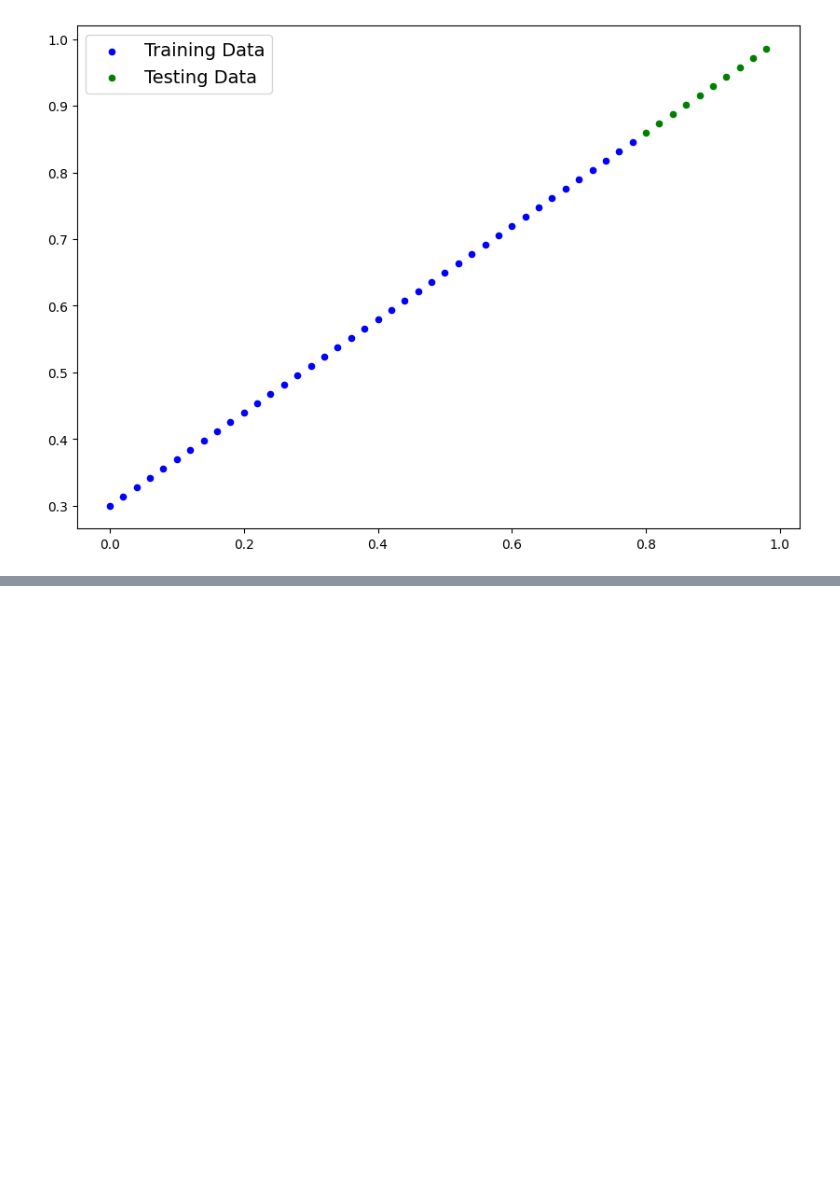
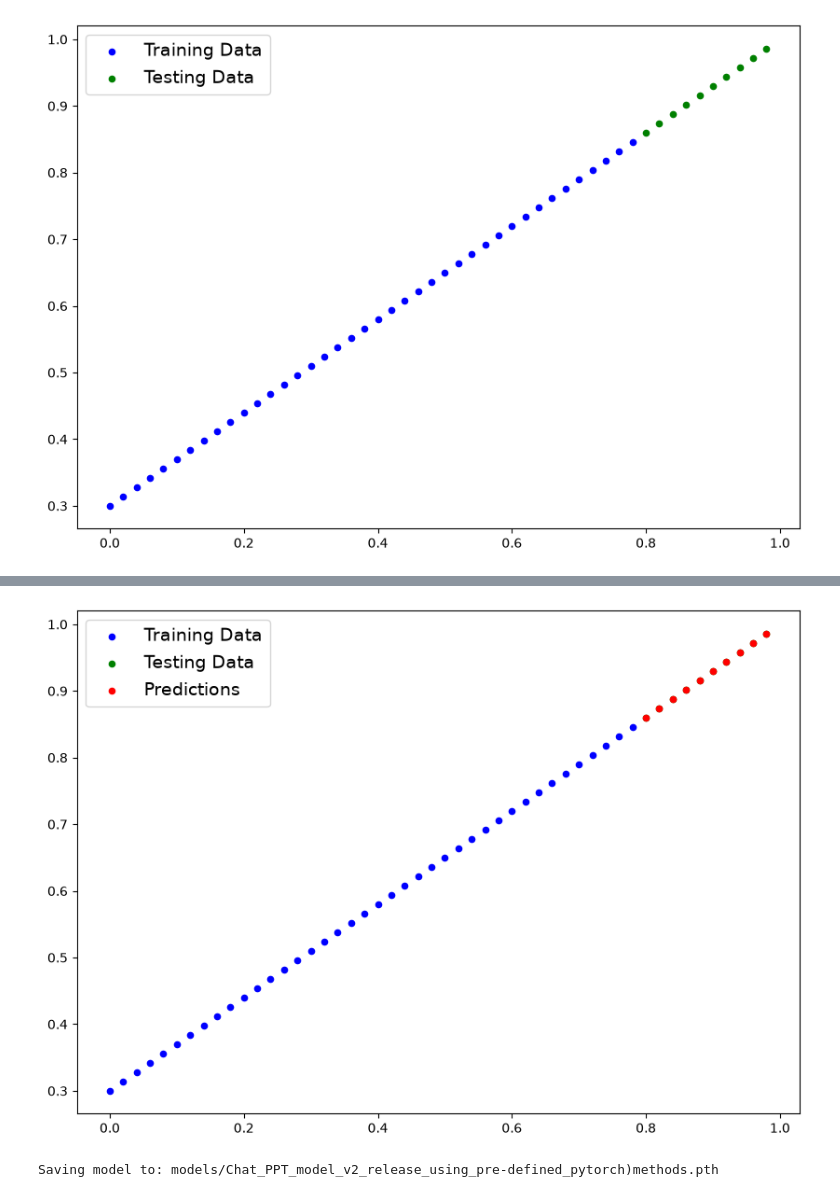
Before and after one commit to S4nfs/Algolisa, a Jupyter notebook: ML/WithPython/2_Model_Building&Training.ipynb, the cells around one changed output, grey strips where cells are left out. Drawn from its saved outputs; the diff is of its cells as text; code cells hidden in the pictures; blank space fills up the shorter version.

Commit message:
Update classification notebook with model improvements and dependency updates

```diff
--- a/ML/WithPython/2_Model_Building&Training.ipynb
+++ b/ML/WithPython/2_Model_Building&Training.ipynb
@@ -403,5 +433,11 @@ tensor([[0.8634],
         [0.9887]])
 # %%
 # Compare loaded model preds with Original model preds
+model_0.eval()
+
+with torch.inference_mode():
+    y_preds = model_0(X_test)
+
+
 y_preds == loaded_model_preds
 # %% [output]
@@ -486,5 +522,13 @@ class LinearRegressionModelv2(nn.Module):
     def __init__(self):
         super().__init__()
 
-        # use nn.Linear for creating model parameters
+        # use nn.Linear for creating model parameters to skip all the manually linear regression logic
         self.linear_layer = nn.Linear(in_features=1, out_features=1)
+
+    def forward(self, x: torch.Tensor) -> torch.Tensor:
+        return self.linear_layer(x)
+
+# Set the manual seed
+torch.manual_seed(42)
+model_1 = LinearRegressionModelv2()
+model_1, model_1.state_dict()
@@ -490,0 +548,6 @@ class LinearRegressionModelv2(nn.Module):
+# %%
+# Training
+loss_fn = nn.L1Loss() #same as MAE
+
+# Optimizer
+optimizer = torch.optim.SGD(params=model_1.parameters(), lr=0.01)
@@ -490,0 +626,8 @@ class LinearRegressionModelv2(nn.Module):
+# %%
+# turn model into evaluation mode
+model_1.eval()
+
+# Make predictions on the test data
+with torch.inference_mode():
+    y_preds = model_1(X_test)
+y_preds
@@ -490,0 +645,22 @@ class LinearRegressionModelv2(nn.Module):
+# %%
+# Visualize the predictions
+plot_prediction(predictions=y_preds.cpu())
+# %% [output]
+[figure, added]
+# %%
+# Saving & Loading the model
+from pathlib import Path
+
+# 1. Create models directory
+MODEL_PATH = Path("models")
+MODEL_PATH.mkdir(parents=True, exist_ok=True)
+
+# 2. Save Path
+MODEL_NAME = 'Chat_PPT_model_v2_release_using_pre-defined_pytorch)methods.pth'
+MODEL_SAVE_PATH = MODEL_PATH / MODEL_NAME
+
+# 3. Save the model state dict
+print(f"Saving model to: {MODEL_SAVE_PATH}")
+torch.save(obj=model_1.state_dict(), f=MODEL_SAVE_PATH)
+# %% [output]
+Saving model to: models/Chat_PPT_model_v2_release_using_pre-defined_pytorch)methods.pth
```
Also changed, not shown: parts of 23 cells of this notebook, 2 other files.
